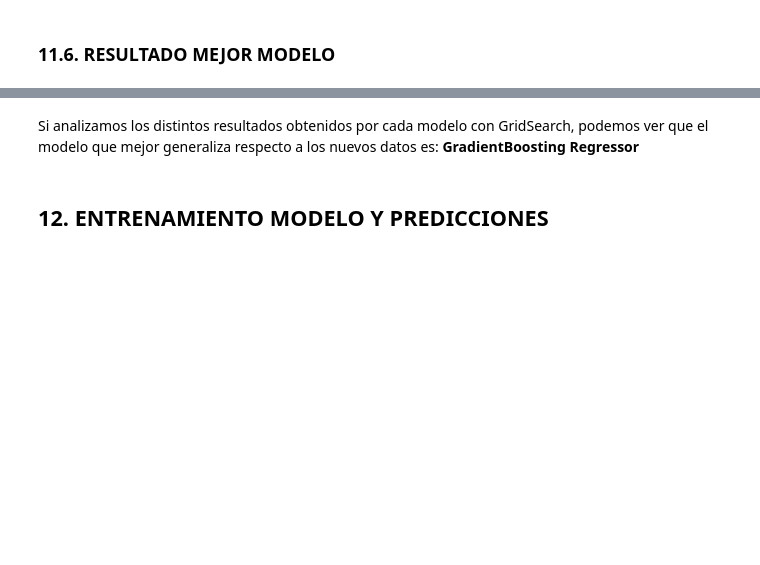
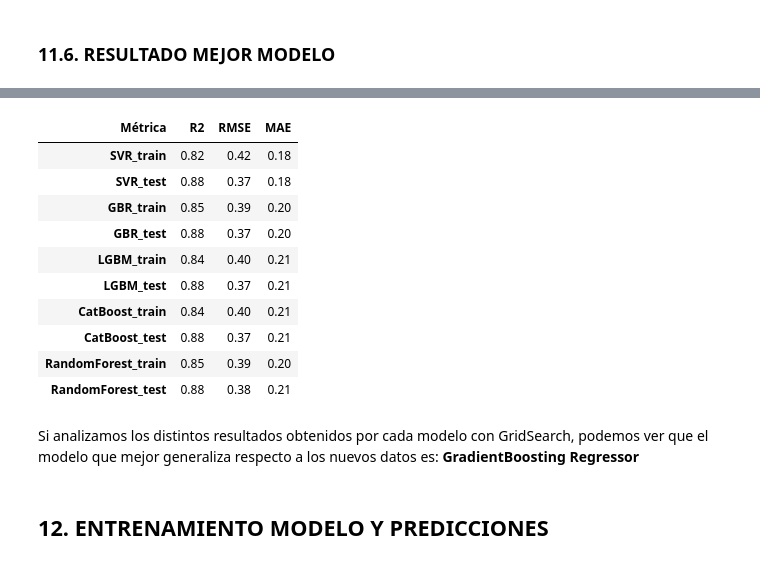
Before and after one commit to XimenaPO/MLProject_Medical_Cost, a Jupyter notebook: src/notebooks/project_resume.ipynb, the cells around one changed output, grey strips where cells are left out. Saved outputs shown, nothing was run; the diff lists cells and outputs as text; code cells hidden in the pictures; blank space fills up the shorter version.

Commit message:
upload métricas MAE y estética

```diff
--- a/src/notebooks/project_resume.ipynb
+++ b/src/notebooks/project_resume.ipynb
@@ -1280,0 +1372,15 @@ R^2 en datos de prueba: 0.8782040299406224
+# %%
+# Diccionario con los resultados
+resultados_dict_cb = {
+    'Métrica': ['R2', 'RMSE', 'MAE'],
+    'train': [round(r2_train_cb, 2), round(rmse_train_cb, 2), round(mae_train_cb, 2)],
+    'test': [round(r2_test_cb, 2), round(rmse_test_cb, 2), round(mae_test_cb, 2)]
+}
+
+# DataFrame con los resultados
+met_catboost = pd.DataFrame(resultados_dict_cb)
+
+# Columna 'Métrica' como índice
+met_catboost.set_index('Métrica', inplace=True)
+
+met_catboost.T
@@ -1321,0 +1443,15 @@ R^2 en datos de prueba: 0.8766864318258601
+# %%
+# Diccionario con los resultados
+resultados_dict_rf = {
+    'Métrica': ['R2', 'RMSE', 'MAE'],
+    'train': [round(r2_train_rf, 2), round(rmse_train_rf, 2), round(mae_train_rf, 2)],
+    'test': [round(r2_test_rf, 2), round(rmse_test_rf, 2), round(mae_test_rf, 2)]
+}
+
+# DataFrame con los resultados
+met_randomforest = pd.DataFrame(resultados_dict_rf)
+
+# Columna 'Métrica' como índice
+met_randomforest.set_index('Métrica', inplace=True)
+
+met_randomforest.T
@@ -1327,3 +1486,25 @@ with open('../models/mejor_modelo_rf.pkl', 'rb') as f:
+# %%
+df_general = pd.concat(
+    [met_svr.add_prefix('SVR_'),
+     met_gbr.add_prefix('GBR_'),
+     met_lgbm.add_prefix('LGBM_'),
+     met_catboost.add_prefix('CatBoost_'),
+     met_randomforest.add_prefix('RandomForest_')],
+    axis=1)
+
+df_general.T
+# %% [output]
+| Métrica | R2 | RMSE | MAE |
+| SVR_train | 0.82 | 0.42 | 0.18 |
+| SVR_test | 0.88 | 0.37 | 0.18 |
+| GBR_train | 0.85 | 0.39 | 0.20 |
+| GBR_test | 0.88 | 0.37 | 0.20 |
+| LGBM_train | 0.84 | 0.40 | 0.21 |
+| LGBM_test | 0.88 | 0.37 | 0.21 |
+| CatBoost_train | 0.84 | 0.40 | 0.21 |
+| CatBoost_test | 0.88 | 0.37 | 0.21 |
+| RandomForest_train | 0.85 | 0.39 | 0.20 |
+| RandomForest_test | 0.88 | 0.38 | 0.21 |
 # %% [markdown]
 Si analizamos los distintos resultados obtenidos por cada modelo con GridSearch, podemos ver que el modelo que mejor generaliza respecto a los nuevos datos es: **GradientBoosting Regressor**
 # %% [markdown]
```
Also changed, not shown: parts of 29 cells of this notebook, 8 other files.
